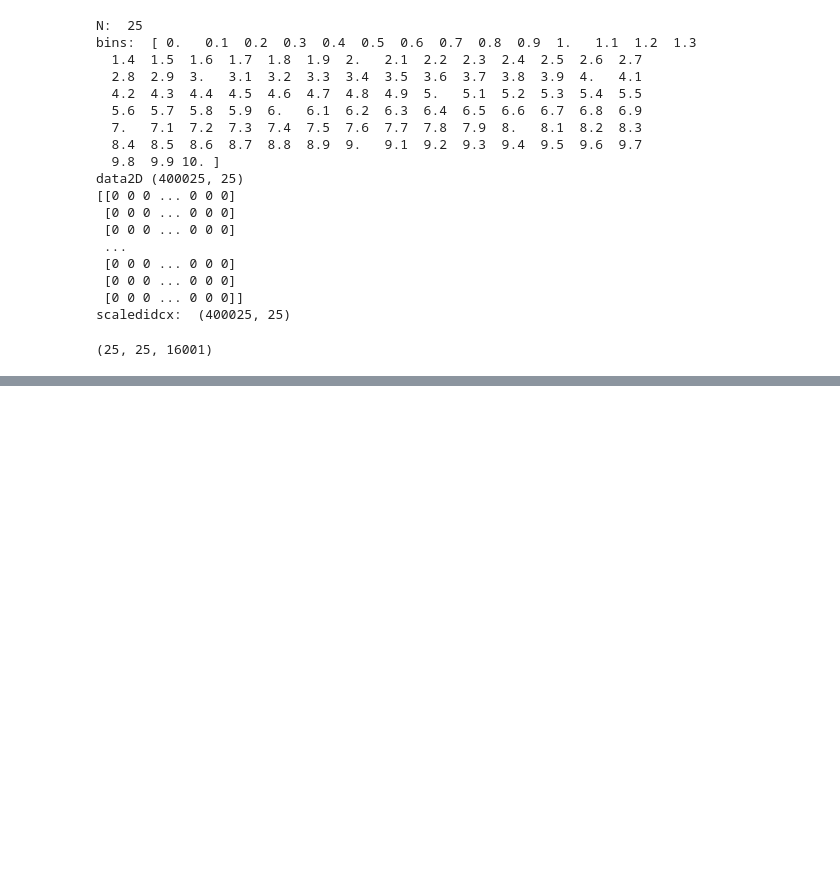
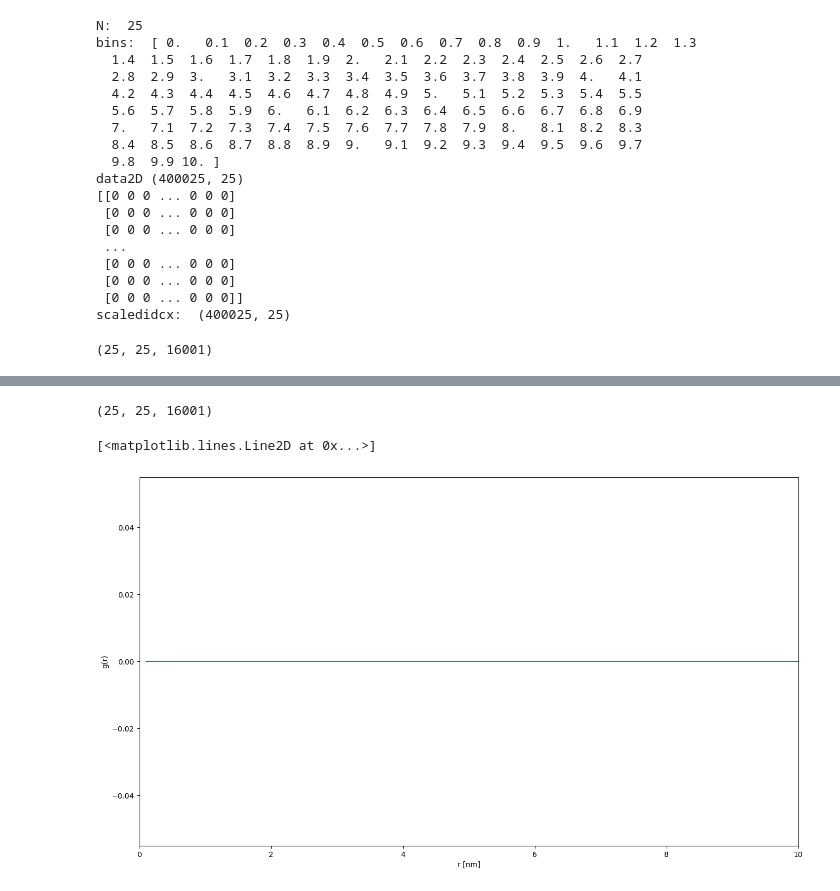
Before and after one commit to JONNeKK/ccs, a Jupyter notebook: week_6/week_6.ipynb, the cells around one changed output, grey strips where cells are left out. Cells and saved outputs as stored; diff of their text form; code cells hidden in the pictures; blank space fills up the shorter version.

```diff
--- a/week_6/week_6.ipynb
+++ b/week_6/week_6.ipynb
@@ -772,0 +790,3 @@ ax.vlines(2*anal.sim.box.particles_r[0],-1e-20,3e-20, colors='black', linewidth
+# %%
+n_bins = 100
+c = anal.hist_laxis(n_bins)
@@ -772,0 +812,12 @@ ax.vlines(2*anal.sim.box.particles_r[0],-1e-20,3e-20, colors='black', linewidth
+# %%
+# Careful, this code kills the kernel when executed for simulations of many steps (failed for 20000 steps; works for at least 4000 steps)
+x_werte = np.linspace(0,max(anal.sim.box.box_size),n_bins)
+rho = anal.sim.box.n_particles/np.prod(anal.sim.box.box_size)
+'''g_r = 1/(2*np.pi*x_werte*rho)*(c/(max(anal.sim.box.box_size)/n_bins))
+
+b = np.mean(g_r, axis = 0)'''
+a = np.mean(np.mean(1/(2*np.pi*x_werte*rho)*(c/(max(anal.sim.box.box_size)/n_bins)), axis = 0), axis = 0)
+# %%
+anal.sim.distance_matrix.shape
+# %% [output]
+(25, 25, 16001)
@@ -772,0 +829,16 @@ ax.vlines(2*anal.sim.box.particles_r[0],-1e-20,3e-20, colors='black', linewidth
+# %%
+
+
+fig, ax = plt.subplots(figsize=(16, 9))
+
+ax.set_xlim(0,max(anal.sim.box.box_size))
+ax.set_xlabel('r [nm]')
+ax.set_ylabel('g(r)')
+#plt.legend()
+
+plt.plot(x_werte, a)
+#ax.vlines(2*anal.sim.box.particles_r[0],0,3, colors='black', linewidth = 2)
+#ax.vlines(np.sqrt(50),0,3, colors='black', linewidth = 2) # maximum possible distance
+# %% [output]
+[<matplotlib.lines.Line2D at 0x...>]
+[figure, added]
```
Also changed, not shown: parts of 15 cells of this notebook, 1 other file.
